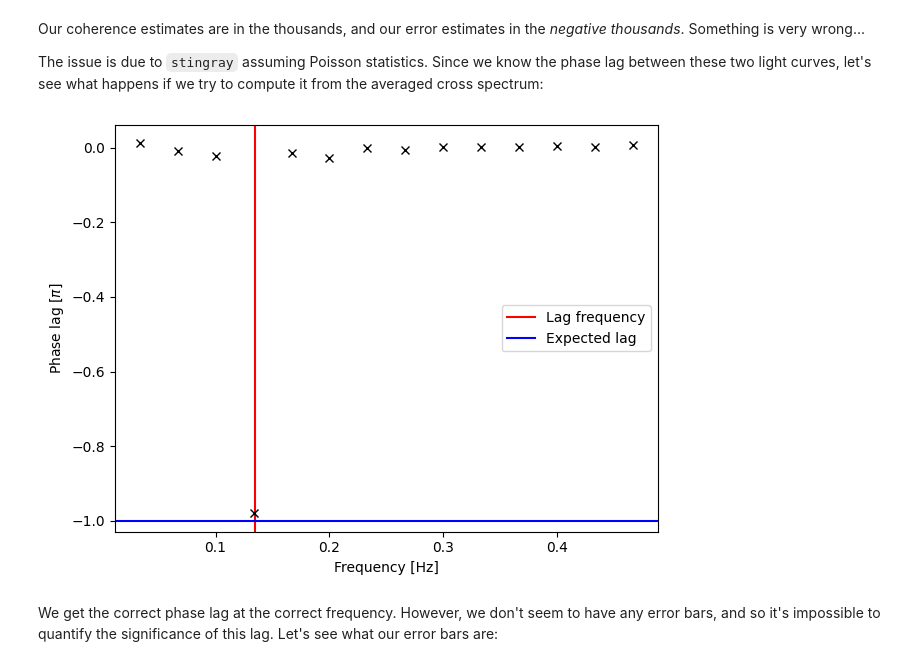
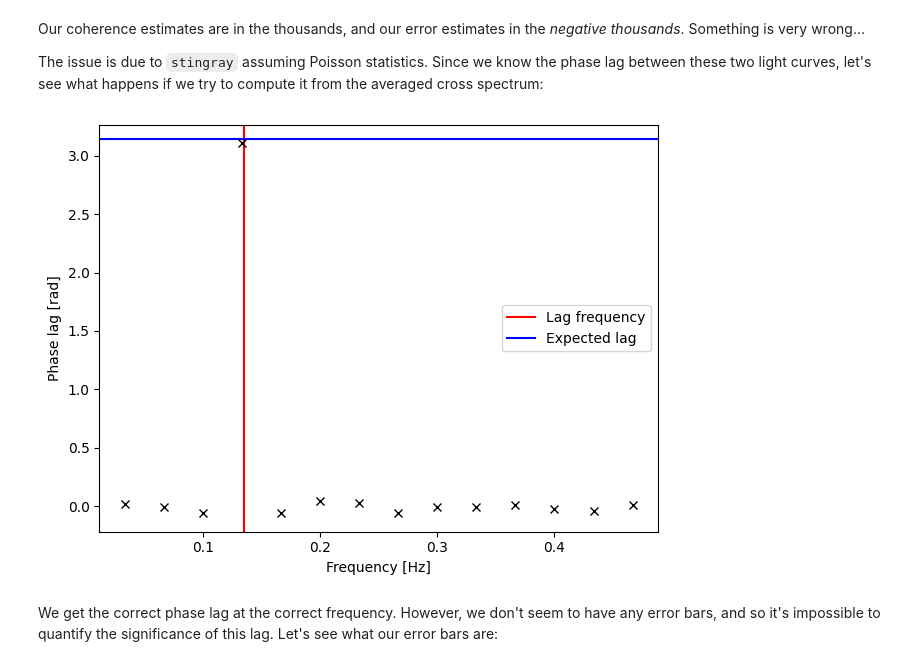
Before and after one commit to OPTICAM-instrument/opticam, a Jupyter notebook: docs/_executed/timing_methods.ipynb, the cells around one changed output. Saved outputs shown, nothing was run; the diff lists cells and outputs as text; code cells hidden in the pictures.

```diff
--- a/docs/_executed/timing_methods.ipynb
+++ b/docs/_executed/timing_methods.ipynb
@@ -67,0 +44,14 @@ analyser = dphot.get_relative_light_curve(
+# %%
+dphot = opticam.DifferentialPhotometer(
+    out_directory=out_dir / 'reduced',
+)
+
+analyser = dphot.get_relative_light_curve(
+    key='1:g',
+    target=2,
+    comparisons=[1, 3, 6],
+    phot_label='optimal',
+    prefix='example',
+    match_other_cameras=True,
+    show_diagnostics=False,
+)
@@ -353,33 +350,33 @@ The issue is due to `stingray` assuming Poisson statistics. Since we know the ph
 # %%
 plags, plags_err = avg_cs.phase_lag()
 
 fig, ax = plt.subplots(tight_layout=True)
 
 ax.errorbar(
     avg_cs.freq,
-    plags / np.pi,
-    plags_err / np.pi,
+    plags,
+    plags_err,
     fmt='kx',
 )
 
 ax.axvline(
     0.135,
     c='red',
     label='Lag frequency'
     )
 ax.axhline(
-    -1,
+    np.pi,
     c='blue',
     label='Expected lag'
     )
 ax.legend()
 
 ax.set_xlabel('Frequency [Hz]')
-ax.set_ylabel('Phase lag [$\\pi$]')
+ax.set_ylabel('Phase lag [rad]')
 
 plt.show()
 # %% [output]
-[figure, old version]
+[figure, new version]
 # %% [markdown]
 We get the correct phase lag at the correct frequency. However, we don't seem to have any error bars, and so it's impossible to quantify the significance of this lag. Let's see what our error bars are:
 # %%
```
Also changed, not shown: parts of 36 cells of this notebook, 18 other files.
